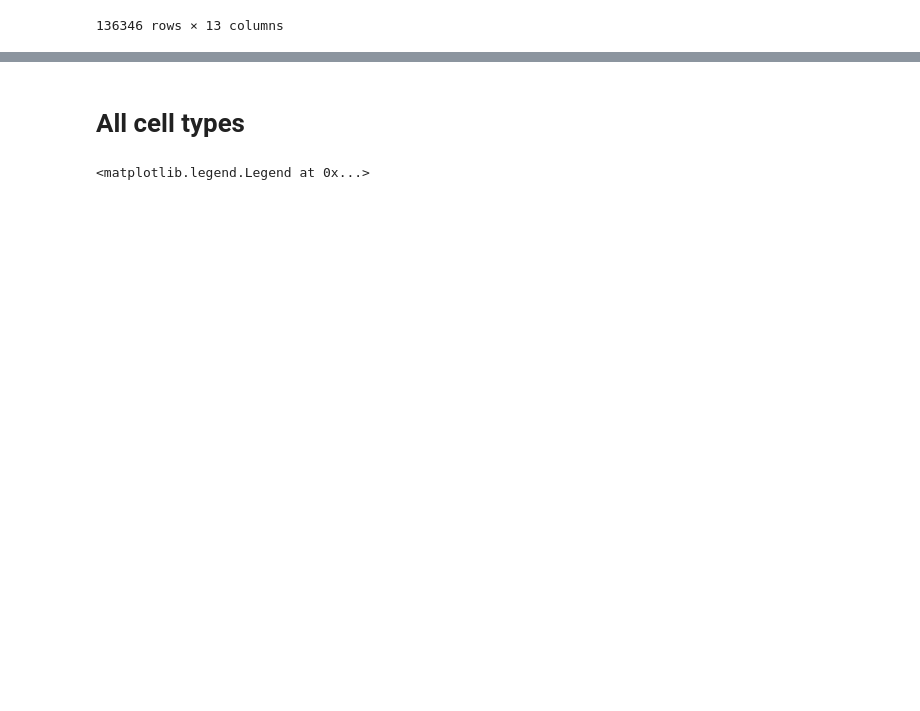
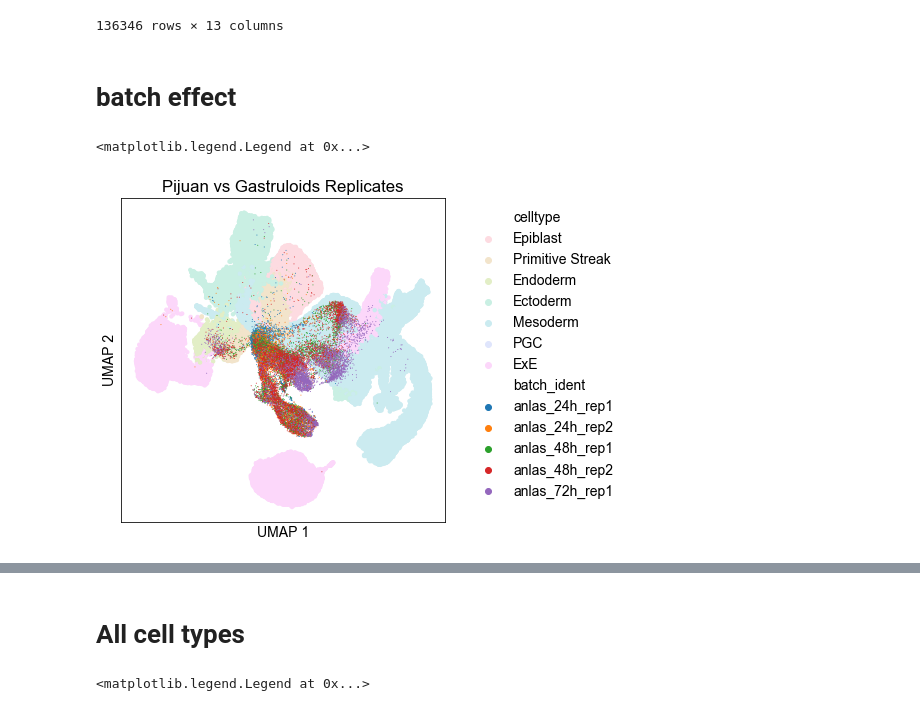
Before and after one commit to grinic/scRNAseq_gastruloids2020, a Jupyter notebook: integration/pijuan_anlas/plot_integration.ipynb, the cells around one changed output, grey strips where cells are left out. Drawn from its saved outputs; the diff is of its cells as text; code cells hidden in the pictures; blank space fills up the shorter version.

```diff
--- a/integration/pijuan_anlas/plot_integration.ipynb
+++ b/integration/pijuan_anlas/plot_integration.ipynb
@@ -130,3 +149,48 @@ df
 # %%
 df1 = df[df.dataset=='pijuan']
 # df1 = df1.sample(n=10000, random_state=1)
+# %% [markdown]
+# batch effect
+# %%
+cp = sns.color_palette("husl", 7)
+ca = ['maroon','blue']
+cp = [lighten_color(i,0.25) for i in cp]
+# %%
+df2 = df[df.dataset=='anlas']
+
+fig, ax = plt.subplots(figsize=(10,6))
+fig.subplots_adjust(left=0.15, right=0.6, top=0.9, bottom=0.15)
+
+sns.scatterplot(data=df1, x='V1', y='V2',
+                s=20,
+                hue='celltype',
+                hue_order=['Epiblast','Primitive Streak','Endoderm','Ectoderm','Mesoderm','PGC','ExE'],
+                palette = cp,
+                linewidth=0, alpha=1.,
+                edgecolors='none',
+                ax=ax,
+                rasterized=True
+               )
+sns.scatterplot(data=df2, x='V1', y='V2',
+                s=1,
+                hue='batch_ident',
+#                 palette = ca,
+                linewidth=0, alpha=1.,
+                edgecolors='none',
+                ax=ax,
+                rasterized=True
+               )
+ax.set_xlabel('UMAP 1')
+ax.set_ylabel('UMAP 2')
+
+ax.set_xticks([])
+ax.set_yticks([])
+
+ax.set_title('Pijuan vs Gastruloids Replicates')
+
+plt.legend(frameon=False,bbox_to_anchor=(1.05, 1))
+
+#fig.savefig(os.path.join(folder,'pijuanFate_vs_gastrFateAll.pdf'), dpi=600)
+# %% [output]
+<matplotlib.legend.Legend at 0x...>
+[figure, added]
```
Also changed, not shown: parts of 8 cells of this notebook, 4 other files.
